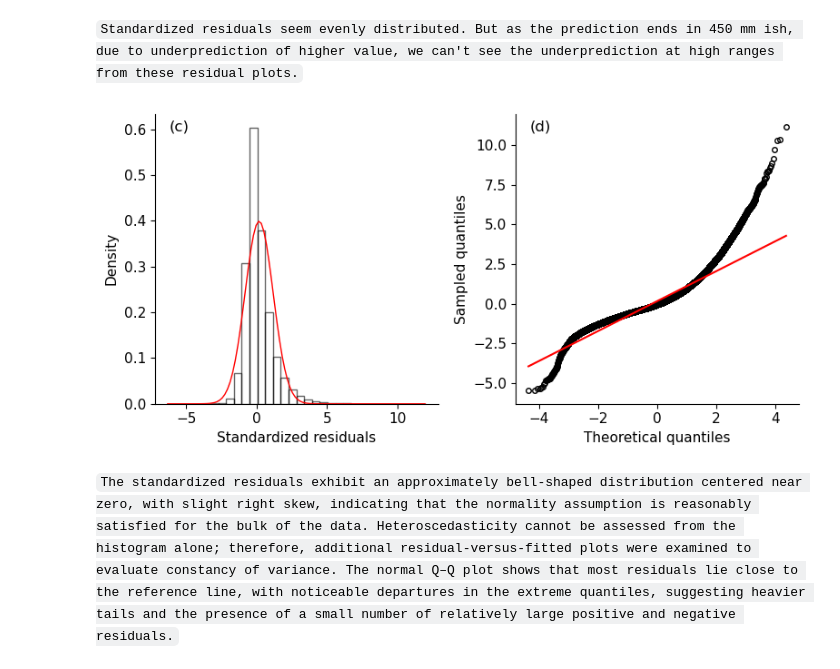
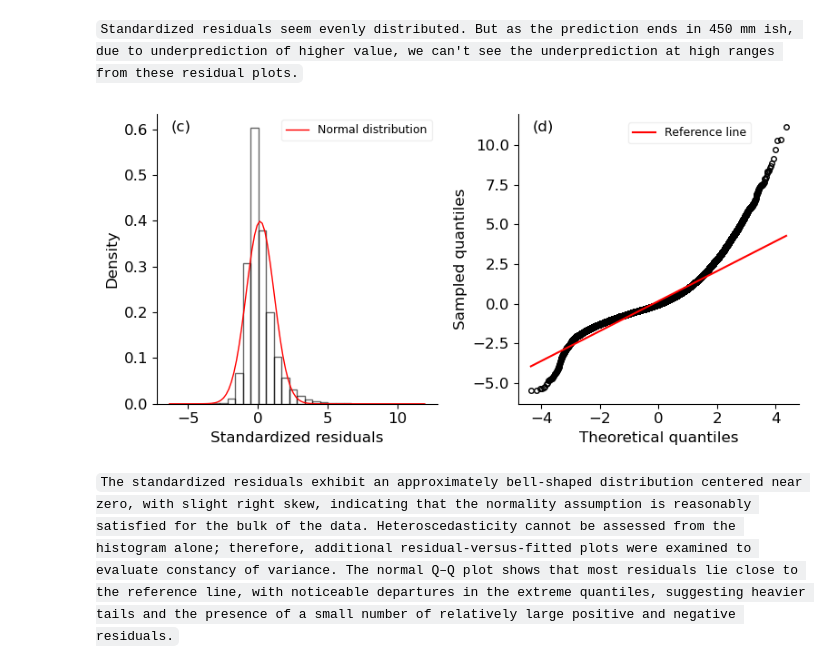
Before and after one commit to mdfahimhasan/WestUS_pumping, a Jupyter notebook: Codes/results_analysis/model_diagnosis.ipynb, the cells around one changed output. Drawn from its saved outputs; the diff is of its cells as text; code cells hidden in the pictures.

Commit message:
modified plots slightly

```diff
--- a/Codes/results_analysis/model_diagnosis.ipynb
+++ b/Codes/results_analysis/model_diagnosis.ipynb
@@ -247,7 +250,8 @@ xmin, xmax = ax[0].get_xlim()
 x = np.linspace(xmin, xmax, 100)  # Generates 100 points between the min and max residual values
 p = stats.norm.pdf(x, np.mean(test_df['std_residual']), np.std(test_df['std_residual']))  # Computes normal distribution
 
-ax[0].plot(x, p, 'r', linewidth=1)
+ax[0].plot(x, p, 'r', linewidth=1, label='Normal distribution')
+ax[0].legend(fontsize=9, framealpha=0.3, loc='upper right')
 ax[0].set_xlabel('Standardized residuals')
 ax[0].set_ylabel('Density')
 
@@ -266,40 +270,46 @@ points.set_marker('o')
 points.set_markersize(4)
 points.set_markerfacecolor('none')
 points.set_markeredgecolor('black')
+
+# legend
+fitline.set_label('Reference line')
+ax[1].legend(handles=[fitline], fontsize=9,
+             framealpha=0.3, loc='upper right',
+             bbox_to_anchor=(0.85, 0.99))
 
 # texts
 ax[0].text(
     0.05, 0.98,
     "(c)",
     transform=ax[0].transAxes,
     ha='left', va='top',
     fontsize=12,
     # fontweight='bold'     # bold
 )
 
 
 ax[1].text(
     0.05, 0.98,
     "(d)",
     transform=ax[1].transAxes,
     ha='left', va='top',
     fontsize=12,
     # fontweight='bold'     # bold
 )
 
 
 # Hide only the top and right spines (keep bottom and left axes visible)
 ax[0].spines['top'].set_visible(False)
 ax[0].spines['right'].set_visible(False)
 
 ax[1].spines['top'].set_visible(False)
 ax[1].spines['right'].set_visible(False)
 
 plt.tight_layout()
 
 plt.savefig('../../Model_run/plots/test_set_residual.jpg', dpi=300)
 # %% [output]
-[figure, old version]
+[figure, new version]
 # %% [markdown]
 `The standardized residuals exhibit an approximately bell‑shaped distribution centered near zero, with slight right skew, indicating that the normality assumption is reasonably satisfied for the bulk of the data. Heteroscedasticity cannot be assessed from the histogram alone; therefore, additional residual‑versus‑fitted plots were examined to evaluate constancy of variance. The normal Q–Q plot shows that most residuals lie close to the reference line, with noticeable departures in the extreme quantiles, suggesting heavier tails and the presence of a small number of relatively large positive and negative residuals.`
 # %% [markdown]
```
Also changed, not shown: parts of 2 cells of this notebook.
